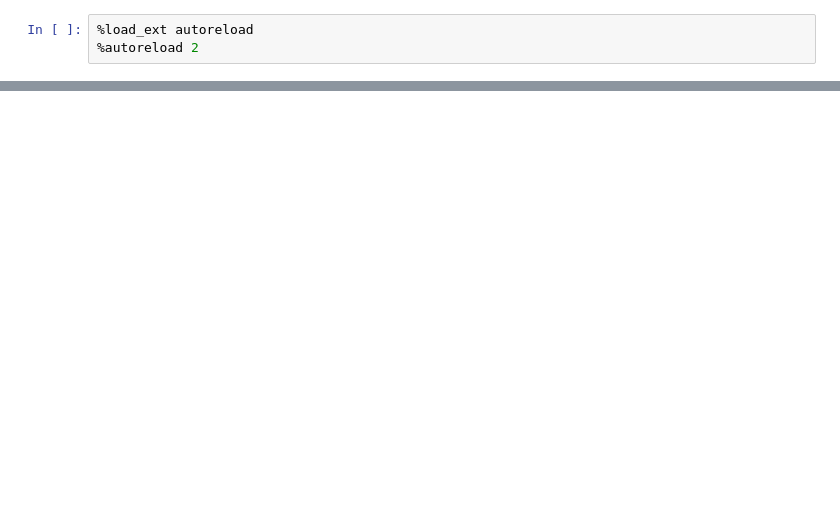
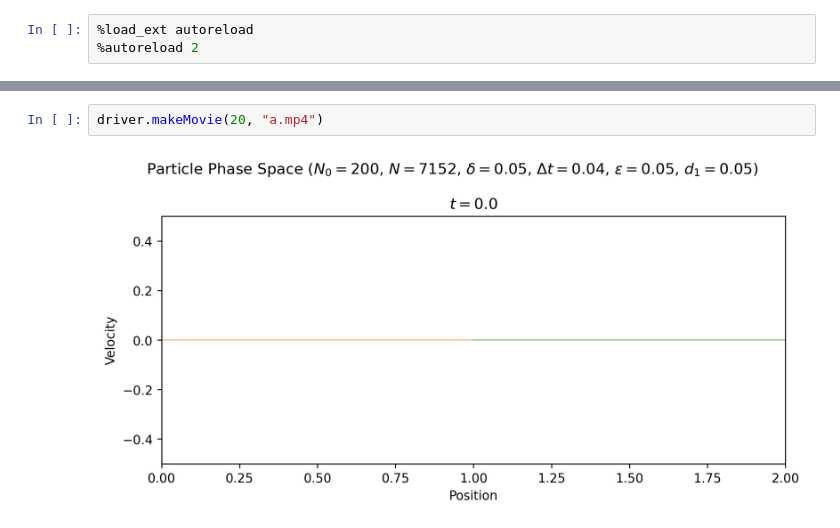
Before and after one commit to horaciomorenom/PlasmaModel, a Jupyter notebook: testing copy.ipynb, the cells around one changed output, grey strips where cells are left out. Drawn from its saved outputs; the diff is of its cells as text; blank space fills up the shorter version.

```diff
--- a/testing copy.ipynb
+++ b/testing copy.ipynb
@@ -13,0 +23,4 @@ import itertools
+# %%
+driver.makeMovie(20, "a.mp4")
+# %% [output]
+[figure, added]
```
Also changed, not shown: parts of 11 cells of this notebook, 4 other files.
